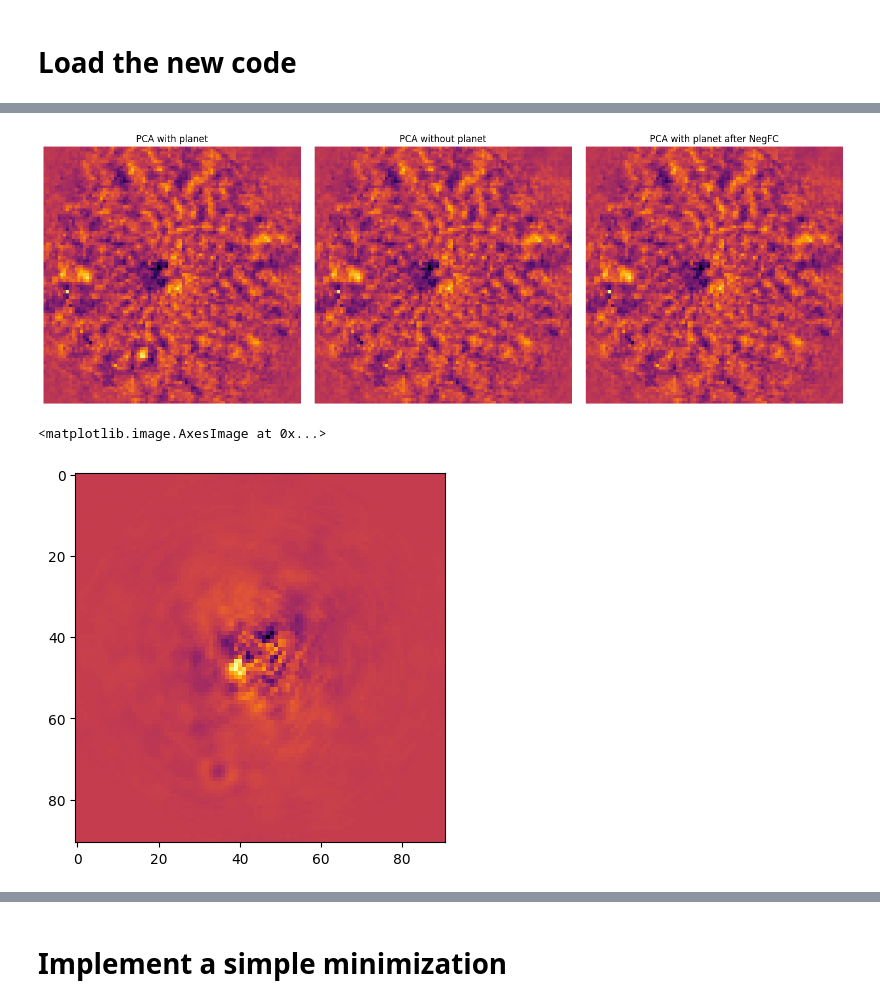
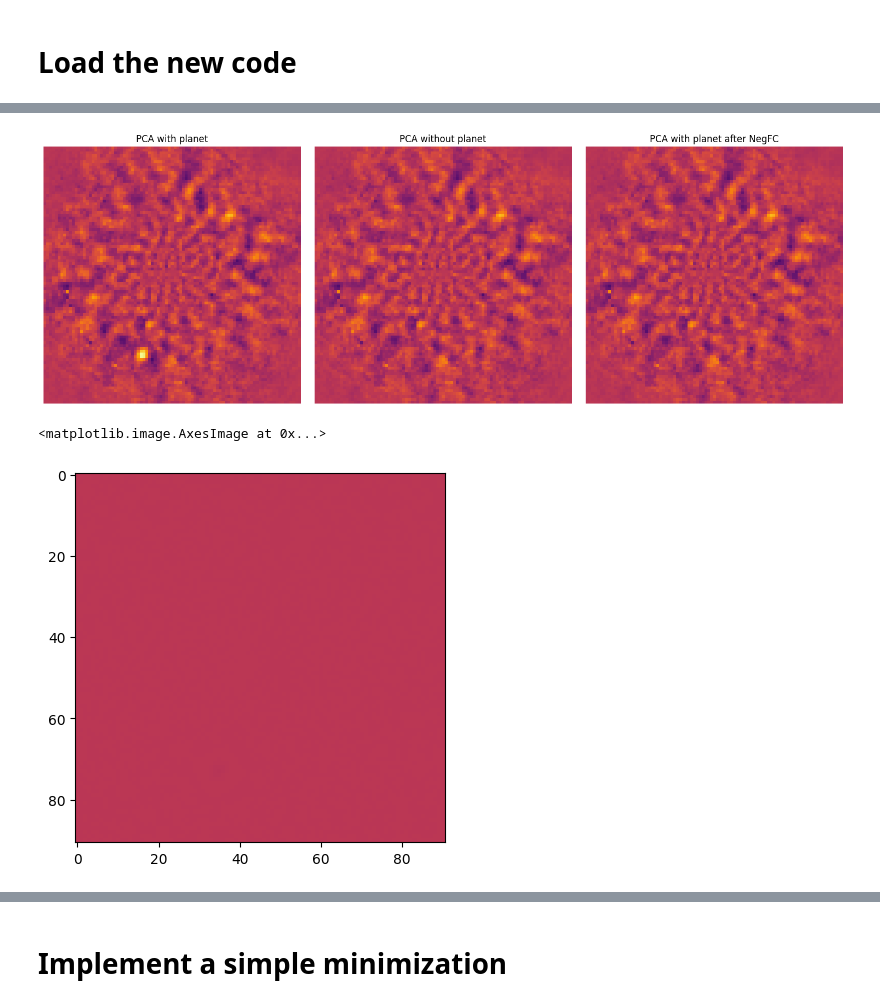
Before and after one commit to markusbonse/fours, a Jupyter notebook: notebooks/astrometry_photometry/04_test_simple_minimization.ipynb, the cells around one changed output, grey strips where cells are left out. Drawn from its saved outputs; the diff is of its cells as text; code cells hidden in the pictures.

```diff
--- a/notebooks/astrometry_photometry/04_test_simple_minimization.ipynb
+++ b/notebooks/astrometry_photometry/04_test_simple_minimization.ipynb
@@ -48,7 +48,7 @@ fake_planet_config_file = "/fast/mbonse/s4/70_results/10_contrast_grids/HD22049_
 with open(fake_planet_config_file) as json_file:
     fake_planet_config = json.load(json_file)
 # %%
-fake_planet_config["flux_ratio"] = mag2flux_ratio(12.5)
+fake_planet_config["flux_ratio"] = mag2flux_ratio(12.)
 fake_planet_config["separation"] = 30
 fake_planet_config["planet_position"] = [0., 0., 30, 20.]
 # %%
@@ -77,7 +77,7 @@ negfc = NegFC(
     input_size=science_data.shape[1],
     init_separation=fake_planet_config["separation"],
     init_pos_angle=fake_planet_config["planet_position"][-1],
-    init_magnitude=12.5,
+    init_magnitude=12.,
     dit_science=dit_science,
     dit_psf_template=dit_psf_template,
     nd_factor=1.0,
@@ -87,11 +87,13 @@ negfc = NegFC(
 pca_model = PCANoiseModel(
     angles=angles,
     image_shape=science_data.shape[1],
-    pca_number=300,
-    approx_svd=-1)
+    pca_number=200,
+    approx_svd=2000)
 # %%
-science_data_torch_with_planet = torch.tensor(data_with_fake_planet, dtype=torch.float32)
-science_data_torch = torch.tensor(science_data, dtype=torch.float32)
+science_data_torch_with_planet = torch.tensor(
+    data_with_fake_planet, dtype=torch.float32)
+science_data_torch = torch.tensor(
+    science_data, dtype=torch.float32)
 # %%
 # move everything to the GPU
 negfc = negfc.to("cuda")
@@ -112,28 +114,29 @@ after_pca_without_planet = pca_model(science_data_torch)
 # %%
 fig, (ax1, ax2, ax3) = plt.subplots(1, 3, figsize=(15, 5))
 
-ax1.imshow(after_pca_with_planet.cpu().detach().numpy(), cmap="inferno", vmin=-0.5, vmax=0.5)
+ax1.imshow(after_pca_with_planet.cpu().detach().numpy(), cmap="inferno", vmin=-1., vmax=1.)
 ax1.set_title("PCA with planet")
 ax1.axis("off")
 
-ax2.imshow(after_pca_without_planet.cpu().detach().numpy(), cmap="inferno", vmin=-0.5, vmax=0.5)
+ax2.imshow(after_pca_without_planet.cpu().detach().numpy(), cmap="inferno", vmin=-1., vmax=1.)
 ax2.set_title("PCA without planet")
 ax2.axis("off")
 
-ax3.imshow(after_pca_neg_fc.cpu().detach().numpy(), cmap="inferno", vmin=-0.5, vmax=0.5)
+ax3.imshow(after_pca_neg_fc.cpu().detach().numpy(),
+           cmap="inferno", vmin=-1., vmax=1.)
 ax3.set_title("PCA with planet after NegFC")
 ax3.axis("off")
 
 plt.tight_layout()
 # %% [output]
-[figure, old version]
+[figure, new version]
 # %%
 difference = after_pca_neg_fc.cpu().detach().numpy() - after_pca_without_planet.cpu().detach().numpy()
 # %%
-plt.imshow(difference, cmap="inferno")
+plt.imshow(difference, cmap="inferno", vmin=-1., vmax=1.)
 # %% [output]
 <matplotlib.image.AxesImage at 0x...>
-[figure, old version]
+[figure, new version]
 # %%
 np.max(difference)
 # %% [output]
```
Also changed, not shown: parts of 27 cells of this notebook, 1 other file.
